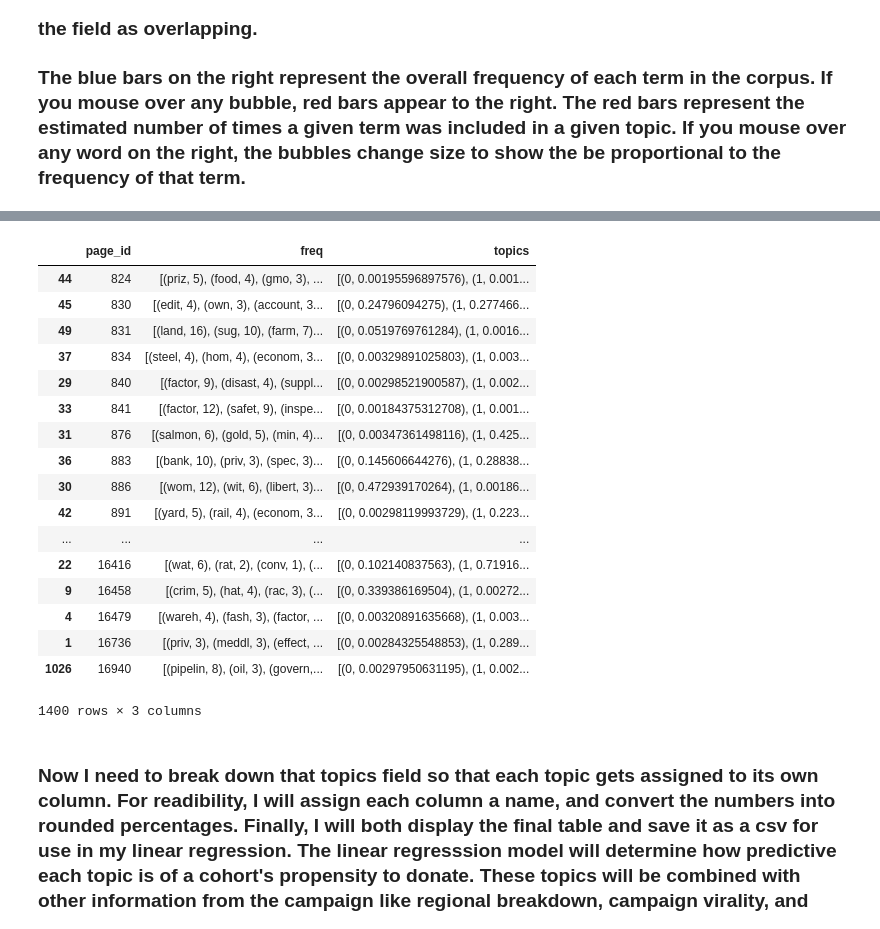
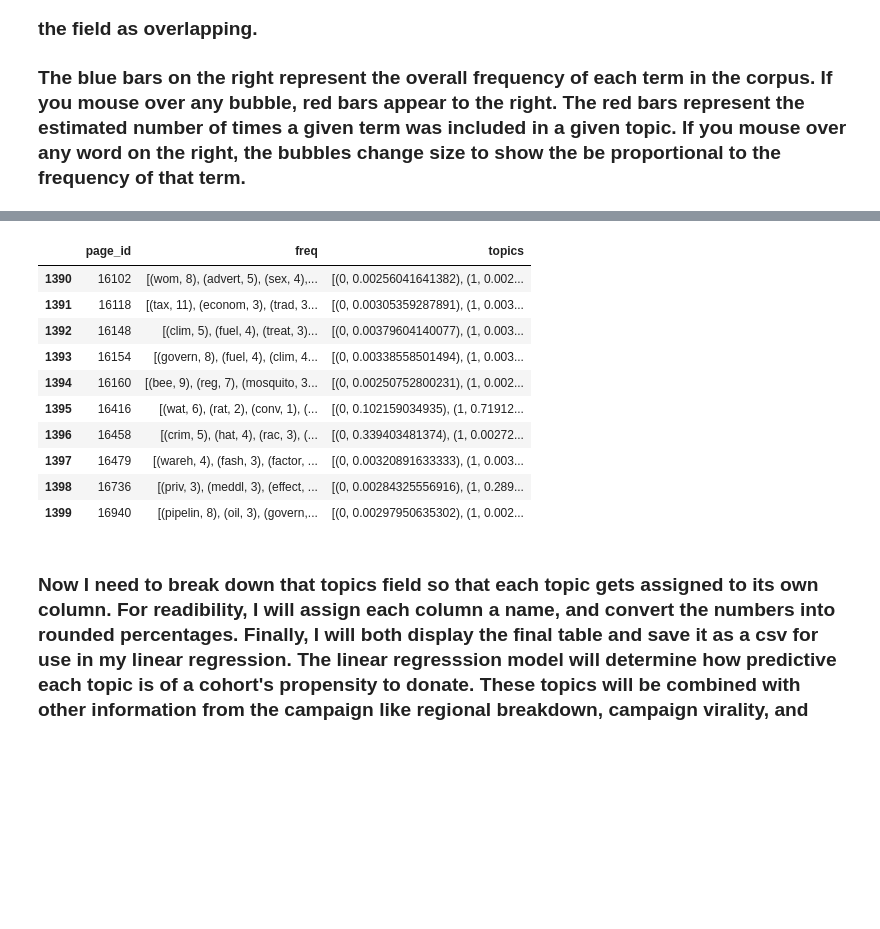
Before and after one commit to tara-m-harwood/springboard_coursework, a Jupyter notebook: Topic analysis of advocacy campaign emails using LDA.ipynb, the cells around one changed output, grey strips where cells are left out. Cells and saved outputs as stored; diff of their text form; code cells hidden in the pictures; blank space fills up the shorter version.

```diff
--- a/Topic analysis of advocacy campaign emails using LDA.ipynb
+++ b/Topic analysis of advocacy campaign emails using LDA.ipynb
@@ -301,48 +295,41 @@ pyLDAvis.display(vis)
 # %%
 assigned = pd.DataFrame(stemmed[['page_id','text_clean','text_stemmed']])  #copy results of last step into a new frame
 
 def calc_freq(df,old_col,new_col,num):
     for index, row in df.iterrows():
         camp_freq = df['text_stemmed'][index]
         dist = FreqDist(camp_freq)
         df.set_value(index,'freq',dist.most_common(num))
     return df
 
 def assign_topics(df,old_col,new_col,num):
     for index, row in df.iterrows():
         seed = df[old_col][index]
         doc_bow = dictionary.doc2bow(seed)
         camp_tops = lda.get_document_topics(doc_bow,num)
         df.set_value(index,new_col, camp_tops)
     return df
 
 assigned['freq'] = ''
 assigned['topics'] = ''
 
 assigned = calc_freq(assigned,'text_stemmed','freq',20)
-assigned = assign_topics(assigned,'text_stemmed','topics',0)
+assigned = assign_topics(assigned,'text_stemmed','topics',0).reset_index(drop=True)
 
 pd.options.display.max_colwidth =150
-assigned[['page_id','freq','topics']]
+assigned[['page_id','freq','topics']].tail(10)
 # %% [output]
 |  | page_id | freq | topics |
-| 44 | 824 | [(priz, 5), (food, 4), (gmo, 3), ... | [(0, 0.00195596897576), (1, 0.001... |
-| 45 | 830 | [(edit, 4), (own, 3), (account, 3... | [(0, 0.24796094275), (1, 0.277466... |
-| 49 | 831 | [(land, 16), (sug, 10), (farm, 7)... | [(0, 0.0519769761284), (1, 0.0016... |
-| 37 | 834 | [(steel, 4), (hom, 4), (econom, 3... | [(0, 0.00329891025803), (1, 0.003... |
-| 29 | 840 | [(factor, 9), (disast, 4), (suppl... | [(0, 0.00298521900587), (1, 0.002... |
-| 33 | 841 | [(factor, 12), (safet, 9), (inspe... | [(0, 0.00184375312708), (1, 0.001... |
-| 31 | 876 | [(salmon, 6), (gold, 5), (min, 4)... | [(0, 0.00347361498116), (1, 0.425... |
-| 36 | 883 | [(bank, 10), (priv, 3), (spec, 3)... | [(0, 0.145606644276), (1, 0.28838... |
-| 30 | 886 | [(wom, 12), (wit, 6), (libert, 3)... | [(0, 0.472939170264), (1, 0.00186... |
-| 42 | 891 | [(yard, 5), (rail, 4), (econom, 3... | [(0, 0.00298119993729), (1, 0.223... |
-| ... | ... | ... | ... |
-| 22 | 16416 | [(wat, 6), (rat, 2), (conv, 1), (... | [(0, 0.102140837563), (1, 0.71916... |
-| 9 | 16458 | [(crim, 5), (hat, 4), (rac, 3), (... | [(0, 0.339386169504), (1, 0.00272... |
-| 4 | 16479 | [(wareh, 4), (fash, 3), (factor, ... | [(0, 0.00320891635668), (1, 0.003... |
-| 1 | 16736 | [(priv, 3), (meddl, 3), (effect, ... | [(0, 0.00284325548853), (1, 0.289... |
-| 1026 | 16940 | [(pipelin, 8), (oil, 3), (govern,... | [(0, 0.00297950631195), (1, 0.002... |
+| 1390 | 16102 | [(wom, 8), (advert, 5), (sex, 4),... | [(0, 0.00256041641382), (1, 0.002... |
+| 1391 | 16118 | [(tax, 11), (econom, 3), (trad, 3... | [(0, 0.00305359287891), (1, 0.003... |
+| 1392 | 16148 | [(clim, 5), (fuel, 4), (treat, 3)... | [(0, 0.00379604140077), (1, 0.003... |
+| 1393 | 16154 | [(govern, 8), (fuel, 4), (clim, 4... | [(0, 0.00338558501494), (1, 0.003... |
+| 1394 | 16160 | [(bee, 9), (reg, 7), (mosquito, 3... | [(0, 0.00250752800231), (1, 0.002... |
+| 1395 | 16416 | [(wat, 6), (rat, 2), (conv, 1), (... | [(0, 0.102159034935), (1, 0.71912... |
+| 1396 | 16458 | [(crim, 5), (hat, 4), (rac, 3), (... | [(0, 0.339403481374), (1, 0.00272... |
+| 1397 | 16479 | [(wareh, 4), (fash, 3), (factor, ... | [(0, 0.00320891633333), (1, 0.003... |
+| 1398 | 16736 | [(priv, 3), (meddl, 3), (effect, ... | [(0, 0.00284325556916), (1, 0.289... |
+| 1399 | 16940 | [(pipelin, 8), (oil, 3), (govern,... | [(0, 0.00297950635302), (1, 0.002... |
-1400 rows × 3 columns
 # %% [markdown]
 ### Now I need to break down that topics field so that each topic gets assigned to its own column. For readibility, I will assign each column a name, and convert the numbers into rounded percentages. Finally, I will both display the final table and save it as a csv for use in my linear regression.  The linear regresssion model will determine how predictive each topic is of a cohort's propensity to donate.  These topics will be combined with other information from the campaign like regional breakdown, campaign virality, and early behavior of new joiners from that cohort.  All of the information will be used to determine the best way to predict the probability that a new member from a given campaign will become a donor.
 # %%
```
Also changed, not shown: parts of 7 cells of this notebook.
